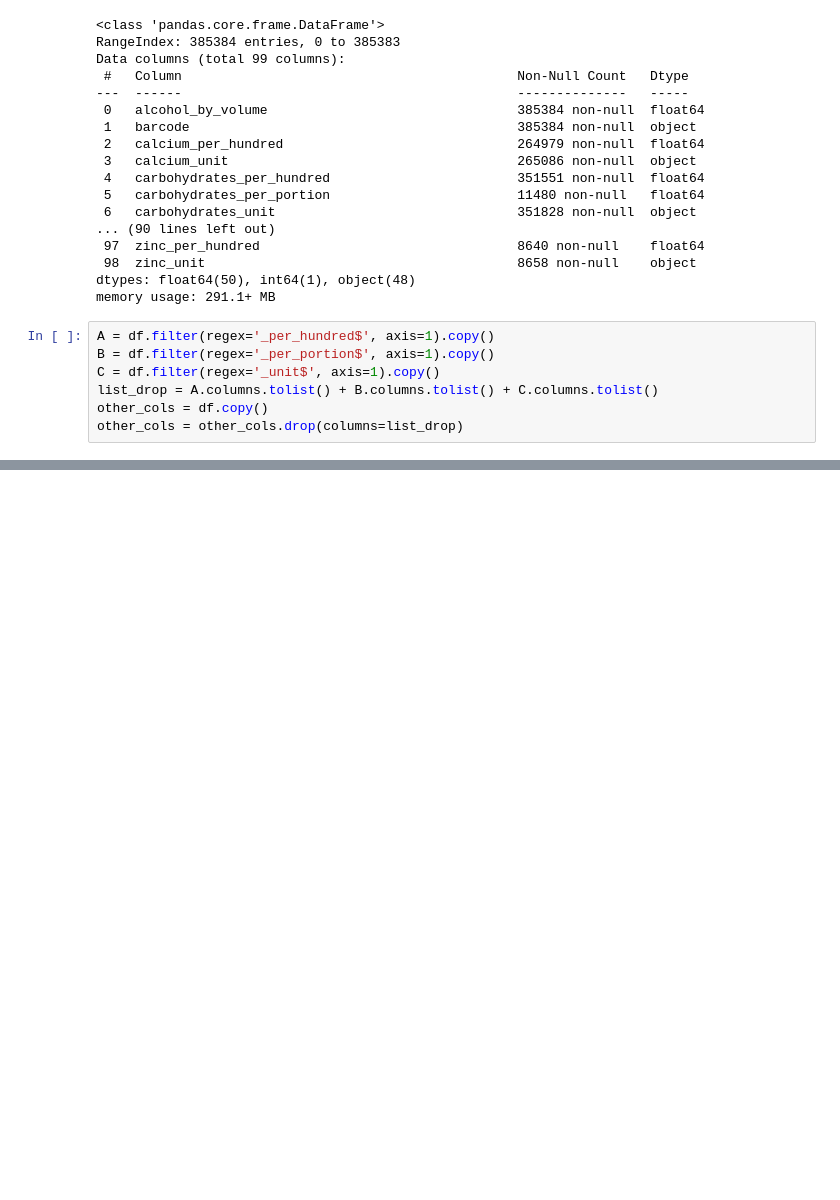
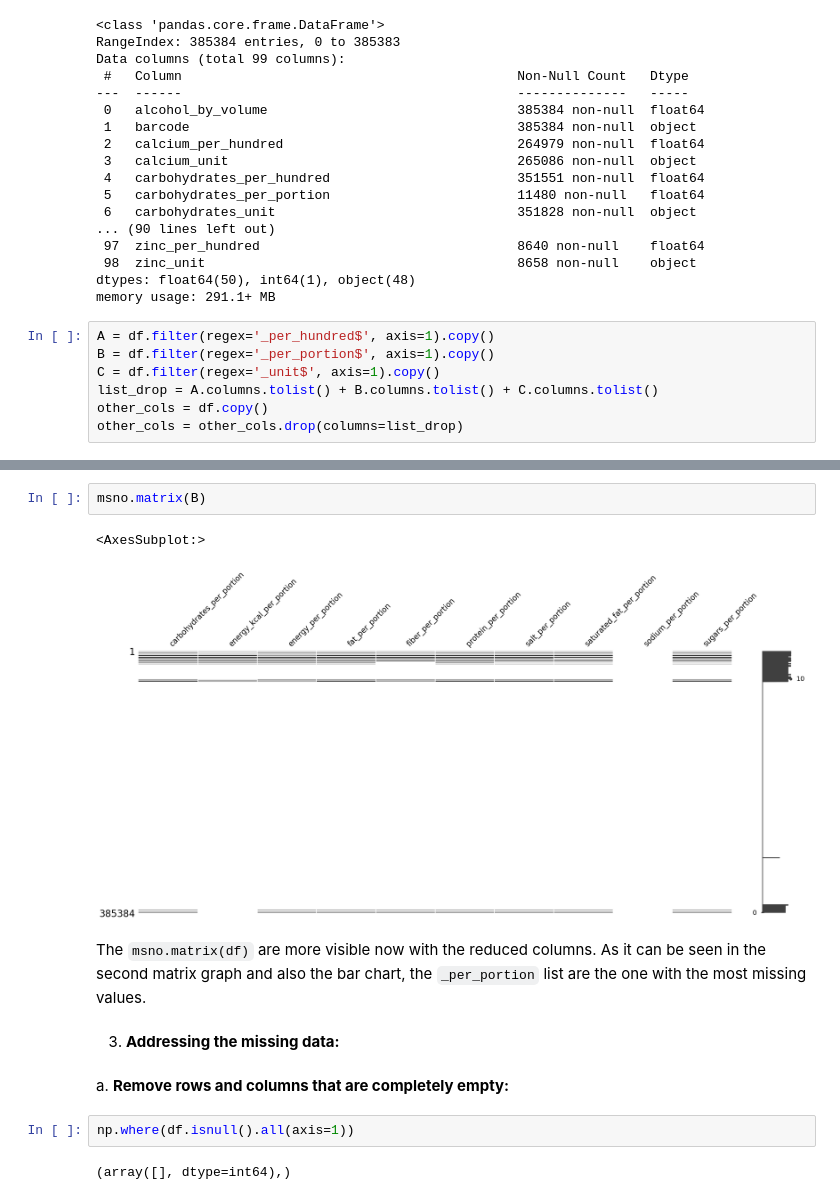
Before and after one commit to maharhandi/Intro_data_analysis, a Jupyter notebook: OpenFood/OpenFood_data_analysis.ipynb, the cells around one changed output, grey strips where cells are left out. Saved outputs shown, nothing was run; the diff lists cells and outputs as text; blank space fills up the shorter version.

```diff
--- a/OpenFood/OpenFood_data_analysis.ipynb
+++ b/OpenFood/OpenFood_data_analysis.ipynb
@@ -104,0 +221,15 @@ other_cols = other_cols.drop(columns=list_drop)
+# %%
+msno.matrix(B)
+# %% [output]
+<AxesSubplot:>
+[figure, added]
+# %% [markdown]
+The `msno.matrix(df)` are more visible now with the reduced columns. As it can be seen in the second matrix graph and also the bar chart, the `_per_portion` list are the one with the most missing values.
+# %% [markdown]
+3. **Addressing the missing data:**
+# %% [markdown]
+   a. **Remove rows and columns that are completely empty:**
+# %%
+np.where(df.isnull().all(axis=1))
+# %% [output]
+(array([], dtype=int64),)
```
Also changed, not shown: parts of 68 cells of this notebook.
